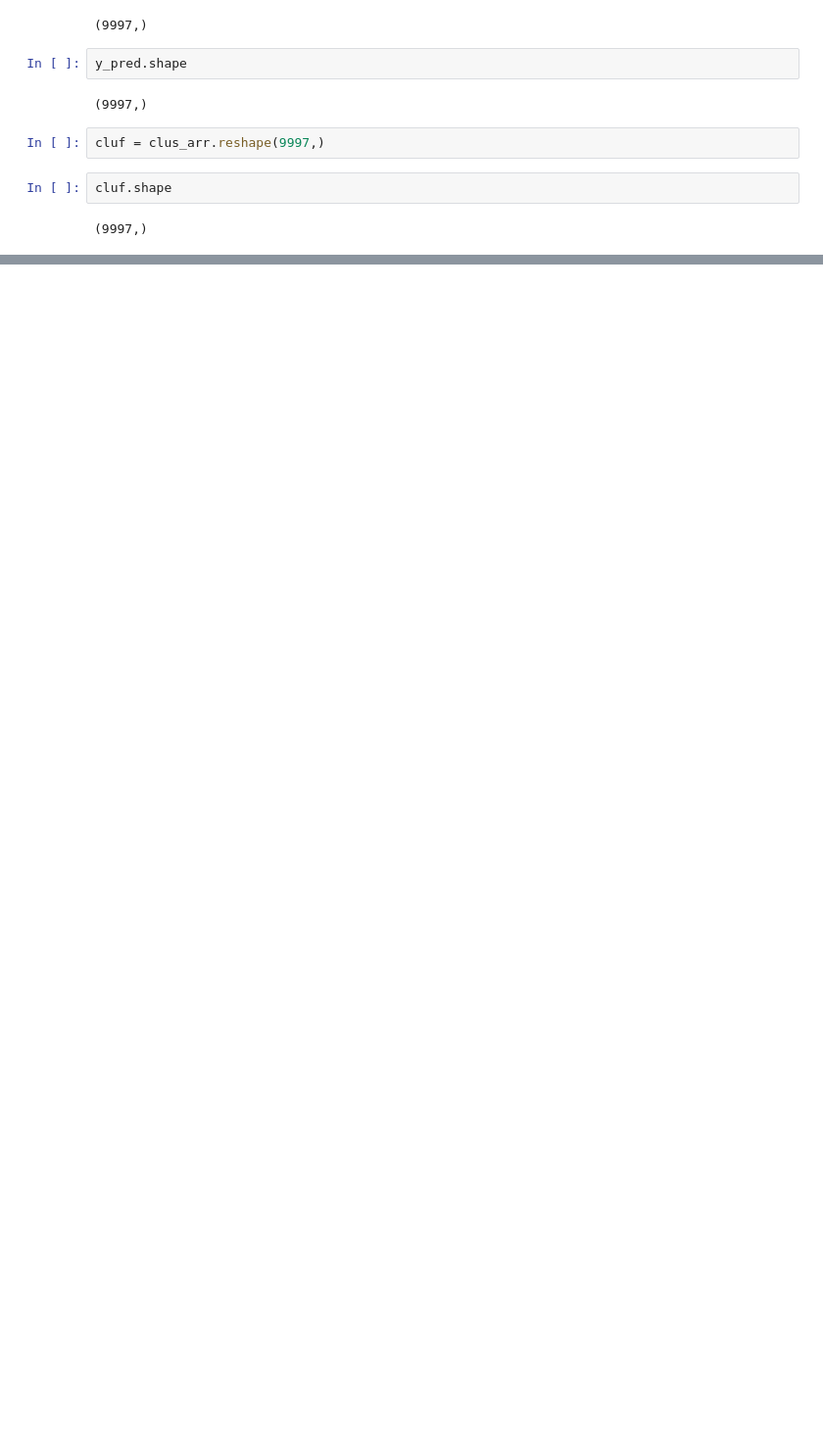
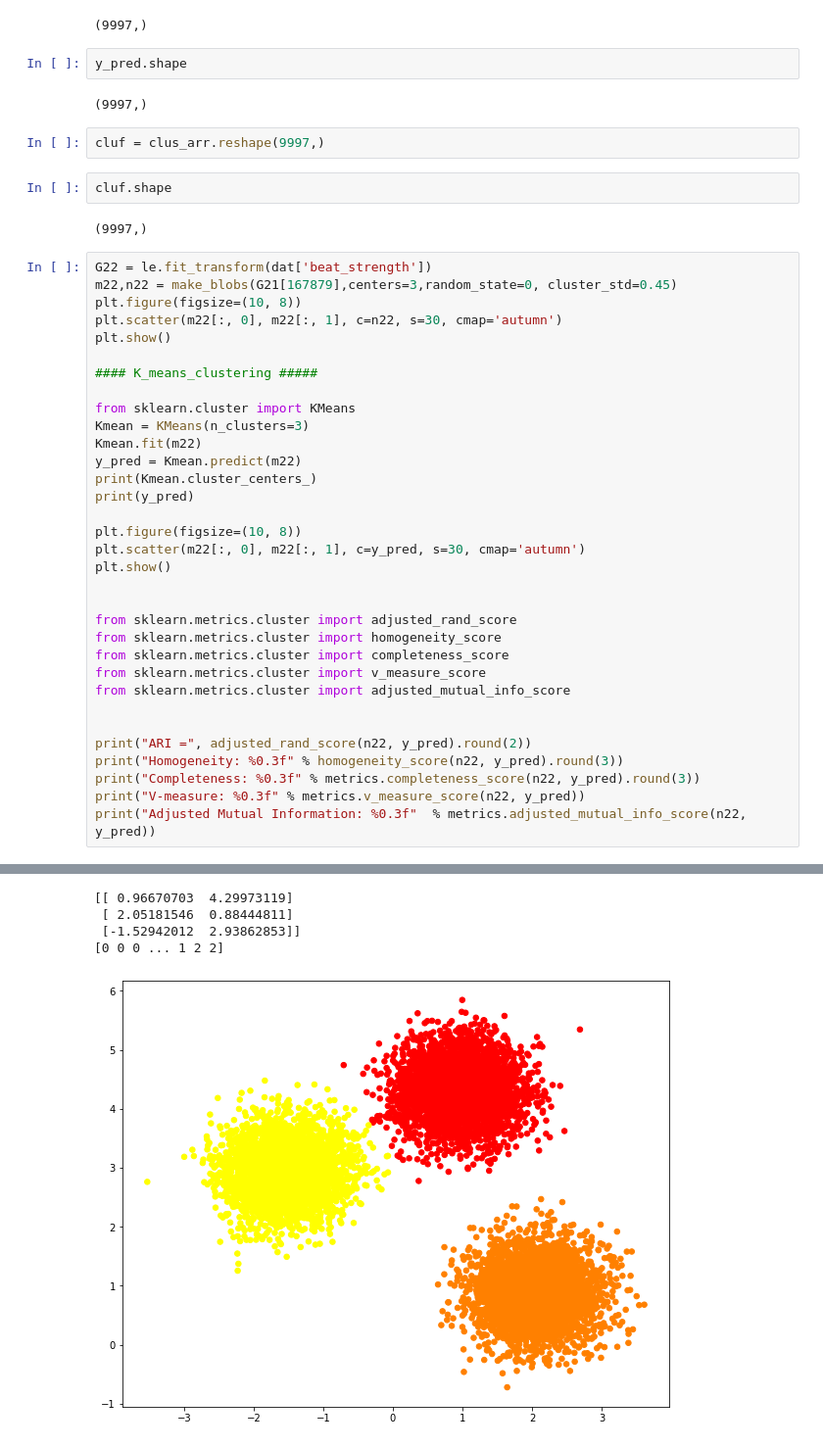
Before and after one commit to Reet1992/Spotify, a Jupyter notebook: spotify_classifier_new method.ipynb, the cells around one changed output, grey strips where cells are left out. Shown at 98% size. Cells and saved outputs as stored; diff of their text form; blank space fills up the shorter version.

```diff
--- a/spotify_classifier_new method.ipynb
+++ b/spotify_classifier_new method.ipynb
@@ -1470,3 +1470,37 @@ cluf = clus_arr.reshape(9997,)
 cluf.shape
 # %% [output]
 (9997,)
+# %%
+G22 = le.fit_transform(dat['beat_strength'])
+m22,n22 = make_blobs(G21[167879],centers=3,random_state=0, cluster_std=0.45)
+plt.figure(figsize=(10, 8))
+plt.scatter(m22[:, 0], m22[:, 1], c=n22, s=30, cmap='autumn')
+plt.show()
+
+#### K_means_clustering #####
+
+from sklearn.cluster import KMeans
+Kmean = KMeans(n_clusters=3)
+Kmean.fit(m22)
+y_pred = Kmean.predict(m22)
+print(Kmean.cluster_centers_)
+print(y_pred)
+
+plt.figure(figsize=(10, 8))
+plt.scatter(m22[:, 0], m22[:, 1], c=y_pred, s=30, cmap='autumn')
+plt.show()
+
+
+from sklearn.metrics.cluster import adjusted_rand_score
+from sklearn.metrics.cluster import homogeneity_score
+from sklearn.metrics.cluster import completeness_score
+from sklearn.metrics.cluster import v_measure_score
+from sklearn.metrics.cluster import adjusted_mutual_info_score
+
+
+print("ARI =", adjusted_rand_score(n22, y_pred).round(2))
+print("Homogeneity: %0.3f" % homogeneity_score(n22, y_pred).round(3))
+print("Completeness: %0.3f" % metrics.completeness_score(n22, y_pred).round(3))
+print("V-measure: %0.3f" % metrics.v_measure_score(n22, y_pred))
+print("Adjusted Mutual Information: %0.3f"  % metrics.adjusted_mutual_info_score(n22, y_pred))
+# %% [output]
@@ -1472,0 +1508,5 @@ cluf.shape
+[[ 0.96670703  4.29973119]
+ [ 2.05181546  0.88444811]
+ [-1.52942012  2.93862853]]
+[0 0 0 ... 1 2 2]
+[figure, added]
```
Also changed, not shown: parts of 3 cells of this notebook.
